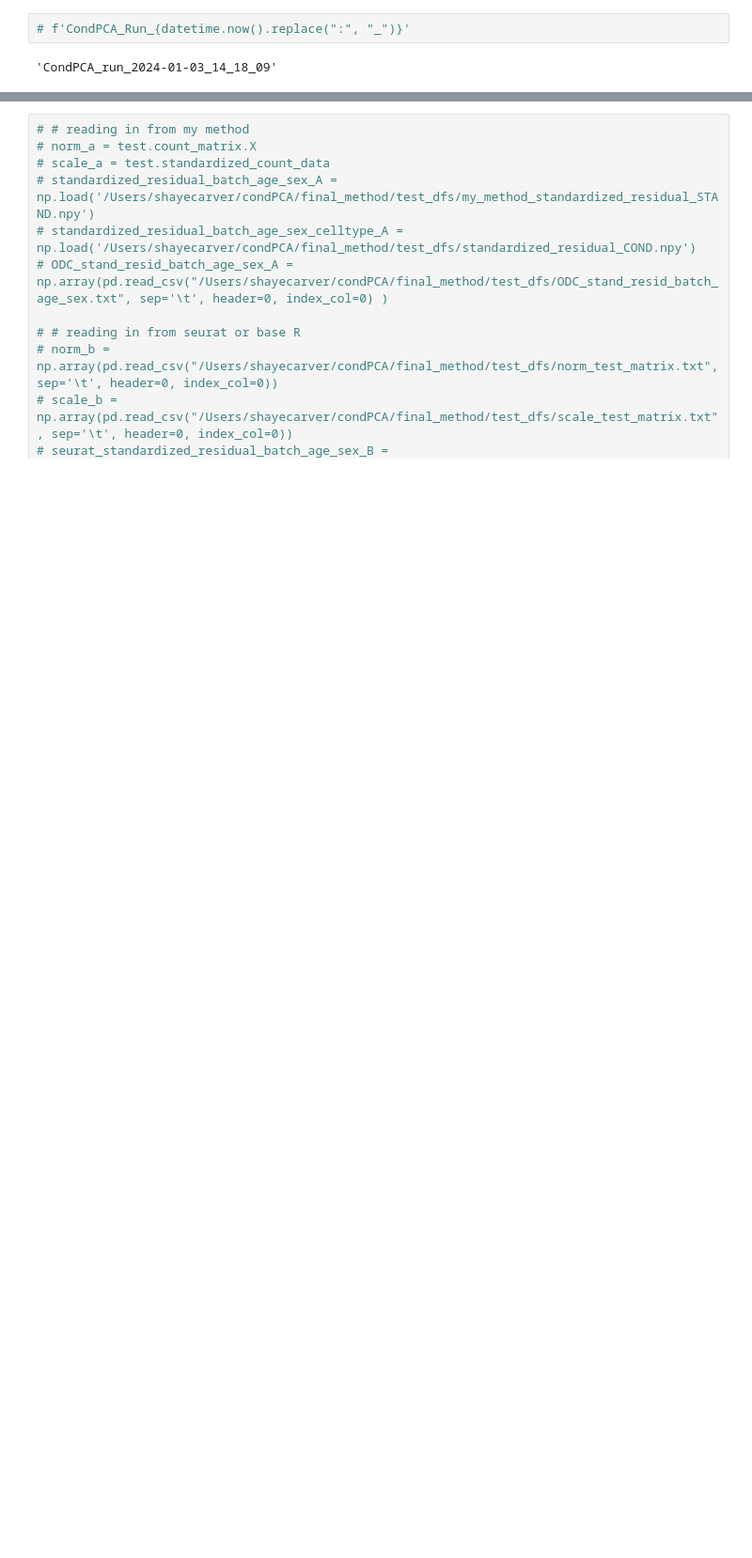
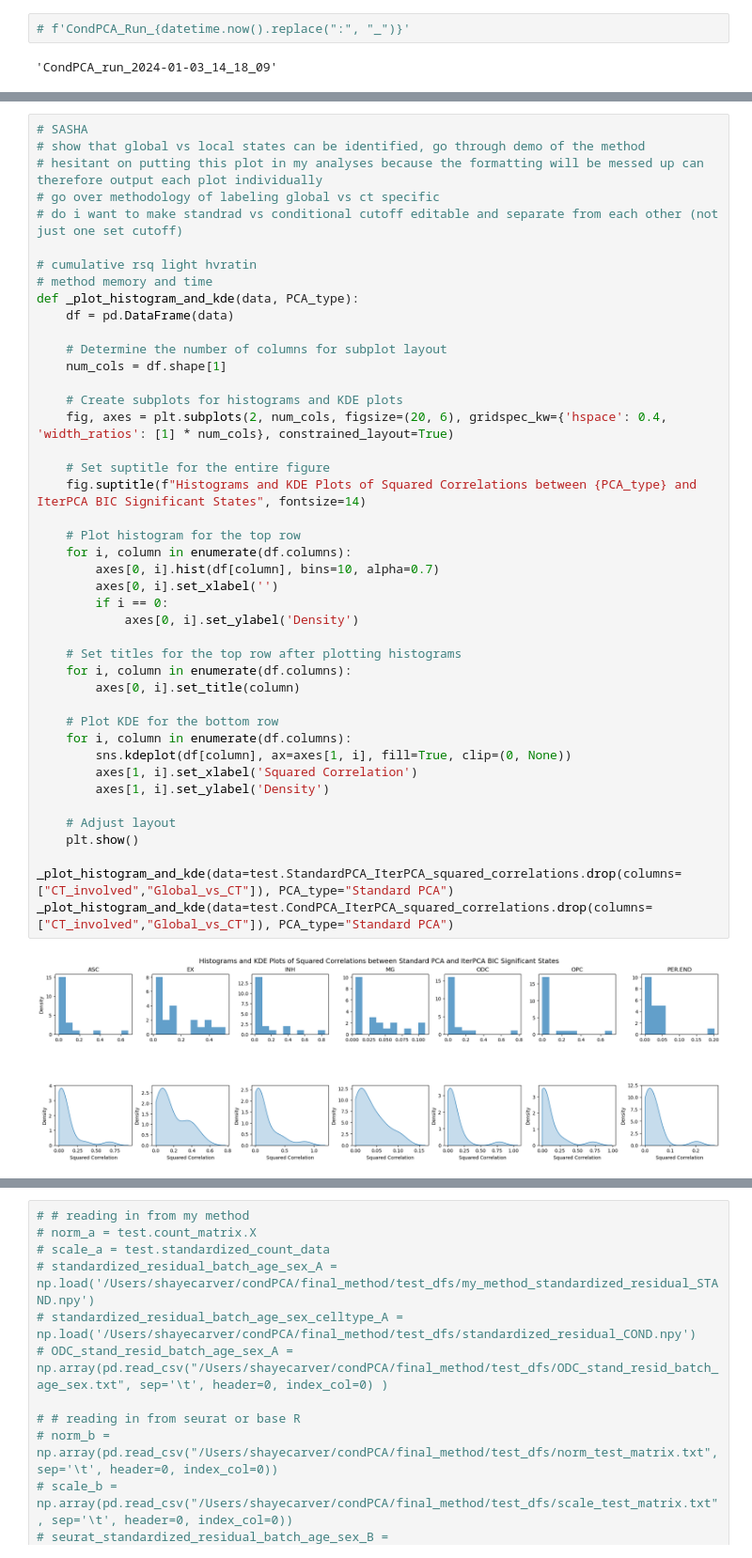
Before and after one commit to carversh/condPCA, a Jupyter notebook: final_method/condPCA.ipynb, the cells around one changed output, grey strips where cells are left out. Shown at 94% size. Drawn from its saved outputs; the diff is of its cells as text; blank space fills up the shorter version.

Commit message:
added label of states

```diff
--- a/final_method/condPCA.ipynb
+++ b/final_method/condPCA.ipynb
@@ -459,0 +522,45 @@ Identifying global versus cell type specific states on CondPCA.
+# %%
+# SASHA
+# show that global vs local states can be identified, go through demo of the method
+# hesitant on putting this plot in my analyses because the formatting will be messed up can therefore output each plot individually
+# go over methodology of labeling global vs ct specific
+# do i want to make standrad vs conditional cutoff editable and separate from each other (not just one set cutoff)
+
+# cumulative rsq light hvratin
+# method memory and time
+def _plot_histogram_and_kde(data, PCA_type):
+    df = pd.DataFrame(data)
+
+    # Determine the number of columns for subplot layout
+    num_cols = df.shape[1]
+
+    # Create subplots for histograms and KDE plots
+    fig, axes = plt.subplots(2, num_cols, figsize=(20, 6), gridspec_kw={'hspace': 0.4, 'width_ratios': [1] * num_cols}, constrained_layout=True)
+
+    # Set suptitle for the entire figure
+    fig.suptitle(f"Histograms and KDE Plots of Squared Correlations between {PCA_type} and IterPCA BIC Significant States", fontsize=14)
+
+    # Plot histogram for the top row
+    for i, column in enumerate(df.columns):
+        axes[0, i].hist(df[column], bins=10, alpha=0.7)
+        axes[0, i].set_xlabel('')
+        if i == 0:
+            axes[0, i].set_ylabel('Density')
+
+    # Set titles for the top row after plotting histograms
+    for i, column in enumerate(df.columns):
+        axes[0, i].set_title(column)
+
+    # Plot KDE for the bottom row
+    for i, column in enumerate(df.columns):
+        sns.kdeplot(df[column], ax=axes[1, i], fill=True, clip=(0, None))
+        axes[1, i].set_xlabel('Squared Correlation')
+        axes[1, i].set_ylabel('Density')
+
+    # Adjust layout
+    plt.show()
+
+_plot_histogram_and_kde(data=test.StandardPCA_IterPCA_squared_correlations.drop(columns=["CT_involved","Global_vs_CT"]), PCA_type="Standard PCA")
+_plot_histogram_and_kde(data=test.CondPCA_IterPCA_squared_correlations.drop(columns=["CT_involved","Global_vs_CT"]), PCA_type="Standard PCA")
+# %% [output]
+[figure, added]
```
Also changed, not shown: parts of 5 cells of this notebook.
